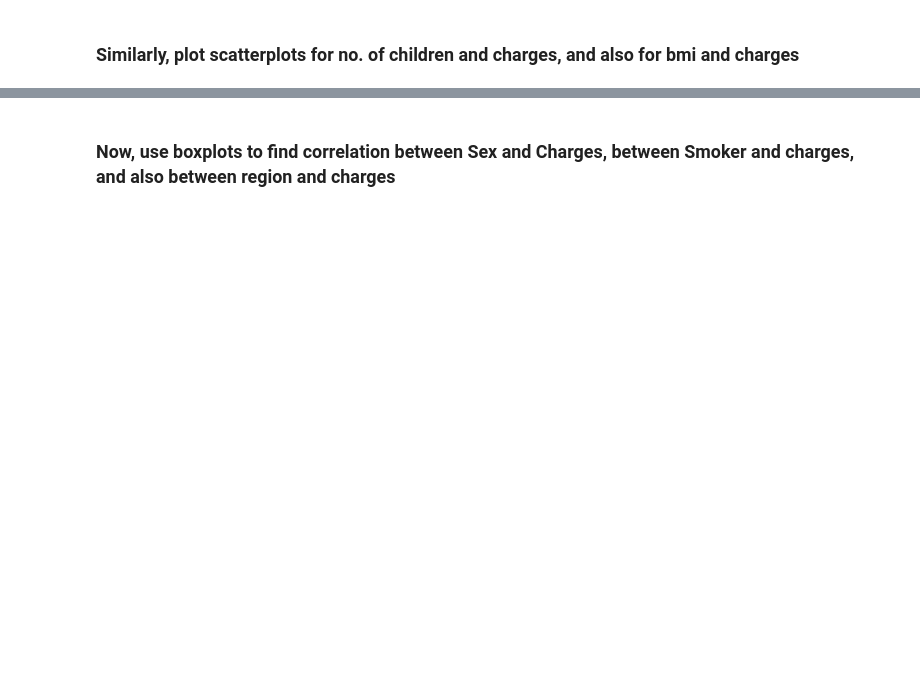
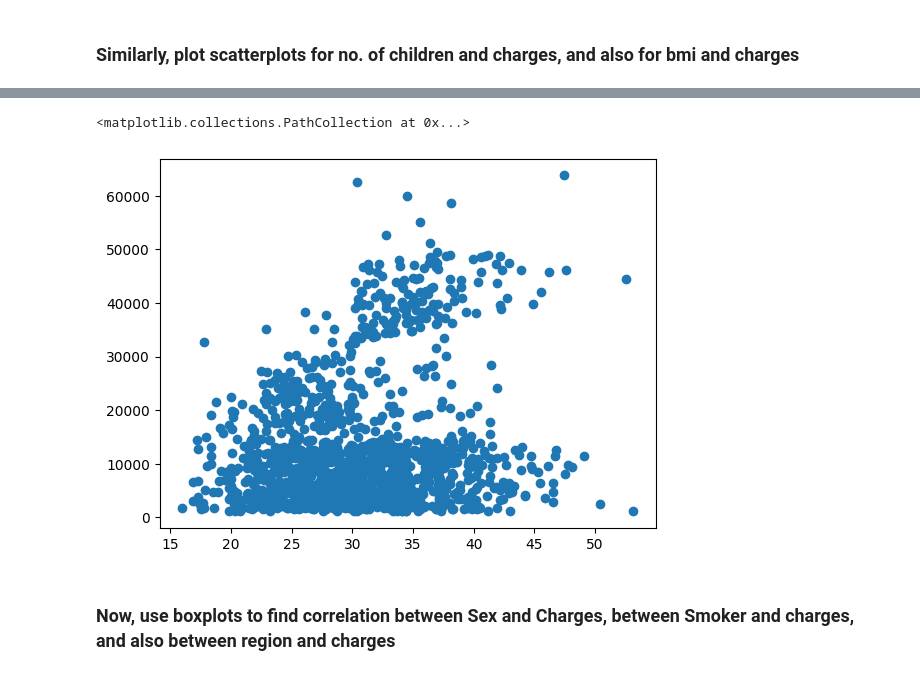
Before and after one commit to notsamaltman/Synapse_LP, a Jupyter notebook: Synapse_LP_Task2.ipynb, the cells around one changed output, grey strips where cells are left out. Drawn from its saved outputs; the diff is of its cells as text; code cells hidden in the pictures; blank space fills up the shorter version.

```diff
--- a/Synapse_LP_Task2.ipynb
+++ b/Synapse_LP_Task2.ipynb
@@ -65,2 +135,7 @@ https://drive.google.com/file/d/1ld8fGZYBi5ytg8b1CcZJvPaXfhVzIhoZ/view?usp=shari
+# %%
+plt.scatter(df['bmi'],df['charges'])
+# %% [output]
+<matplotlib.collections.PathCollection at 0x...>
+[figure, added]
 # %% [markdown]
 ### Now, use boxplots to find correlation between Sex and Charges, between Smoker and charges, and also between region and charges
```
Also changed, not shown: parts of 23 cells of this notebook.
